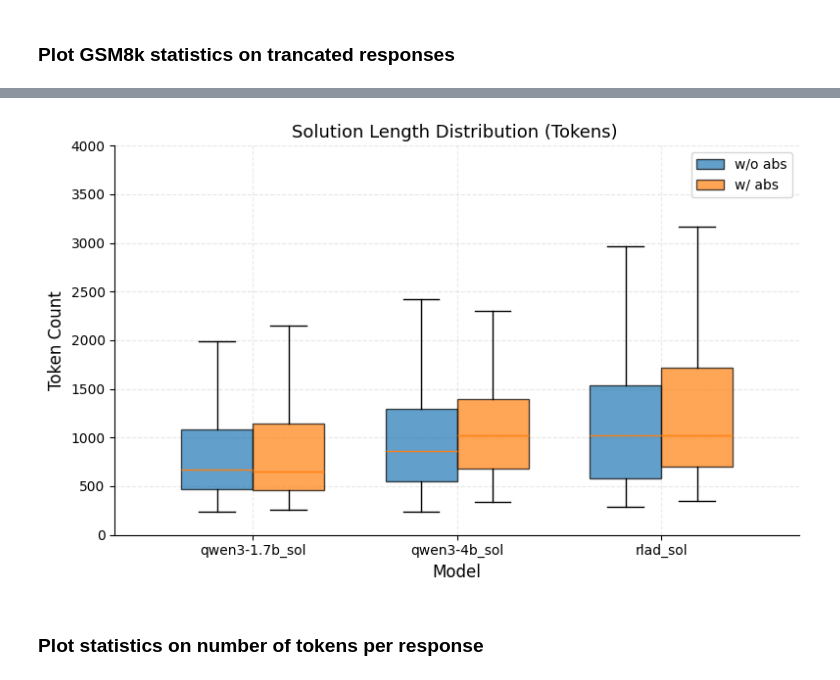
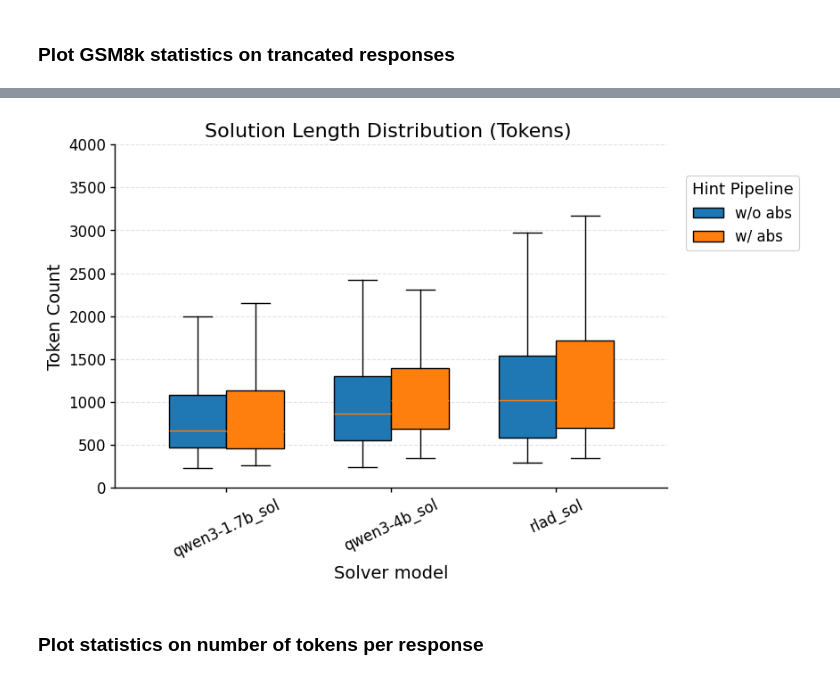
Before and after one commit to AmelxJamal/RLAD, a Jupyter notebook: notebooks/visualize_results.ipynb, the cells around one changed output, grey strips where cells are left out. Cells and saved outputs as stored; diff of their text form; code cells hidden in the pictures.

```diff
--- a/notebooks/visualize_results.ipynb
+++ b/notebooks/visualize_results.ipynb
@@ -191,7 +226,9 @@ unique_solvers = sorted(
 x = np.arange(len(unique_solvers))
 width = 0.35
 
-plt.figure(figsize=(8, 5))
+set_paper_style(use_tex=False)
+
+fig, ax = plt.subplots(figsize=(8, 5))
 
 # Collect raw token counts
 no_gen_data = [
@@ -202,49 +239,60 @@ rlad_data = [
     [n_toks for n_toks, _ in toks_counts[f"rlad_gen_{s}"]]
     for s in unique_solvers
 ]
 
 # Box plots
-bp1 = plt.boxplot(
+bp1 = ax.boxplot(
     no_gen_data,
     positions=x - width / 2,
     widths=width,
     patch_artist=True,
     showfliers=False
 )
 
-bp2 = plt.boxplot(
+bp2 = ax.boxplot(
     rlad_data,
     positions=x + width / 2,
     widths=width,
     patch_artist=True,
     showfliers=False
 )
 
 # Coloring (minimal, clean)
 for box in bp1["boxes"]:
-    box.set(facecolor="C0", alpha=0.7)
+    box.set(facecolor= "#1f77b4", alpha=1)
 for box in bp2["boxes"]:
-    box.set(facecolor="C1", alpha=0.7)
+    box.set(facecolor="#ff7f0e", alpha=1)
 
 # Labels & styling
-plt.ylabel("Token Count")
-plt.xlabel("Model")
-plt.title(
+ax.set_ylabel("Token Count")
+ax.set_xlabel("Solver model")
+ax.set_title(
     f"Solution Length Distribution (Tokens) "
 )
-plt.xticks(x, unique_solvers)
-plt.ylim(0, 4000)
-plt.legend(
+ax.set_xticks(x)
+ax.set_xticklabels(unique_solvers, rotation=25)
+ax.set_ylim(0, 4000)
+
+
+# Style: light y-grid only, remove top/right spines
+ax.grid(True, axis="y")
+ax.spines["top"].set_visible(False)
+ax.spines["right"].set_visible(False)
+
+leg = ax.legend(
     [bp1["boxes"][0], bp2["boxes"][0]],
-    ["w/o abs", "w/ abs"]
+    ["w/o abs", "w/ abs"],
+    title="Hint Pipeline",
+
+    loc="center left",
+    bbox_to_anchor=(1.02, 0.8)
 )
-
-plt.grid(True, axis="y", alpha=0.3)
-plt.tight_layout()
-plt.savefig("../plots/gsm8k_token_distribution_boxplot.pdf", bbox_inches="tight")
+leg.get_frame().set_alpha(0.95)
+leg.get_frame().set_linewidth(0.8)
+fig.savefig("../plots/gsm8k_token_distribution_boxplot.pdf", bbox_inches="tight")
 plt.show()
 # %% [output]
-[figure, old version]
+[figure, new version]
 # %% [markdown]
 ### Plot statistics on number of tokens per response
 # %%
```
Also changed, not shown: parts of 10 cells of this notebook, 16 other files.
